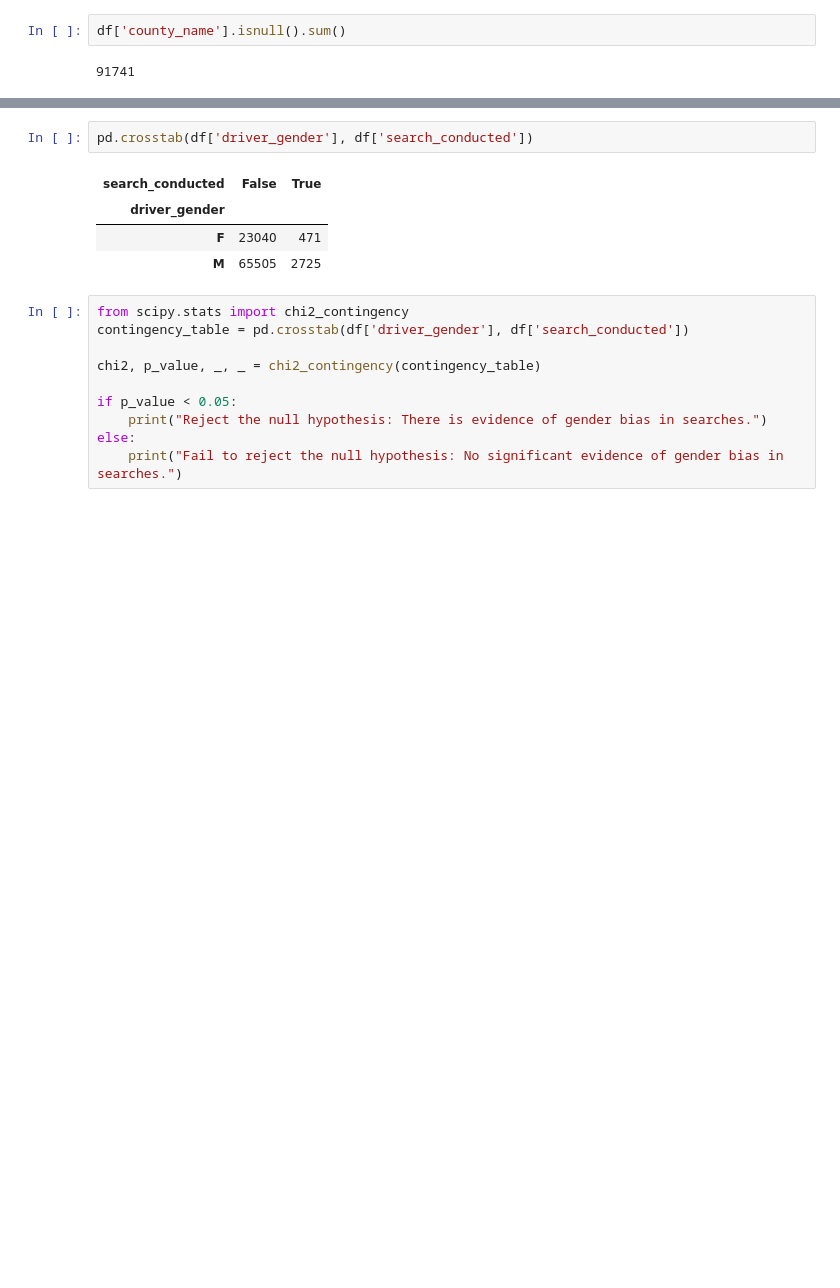
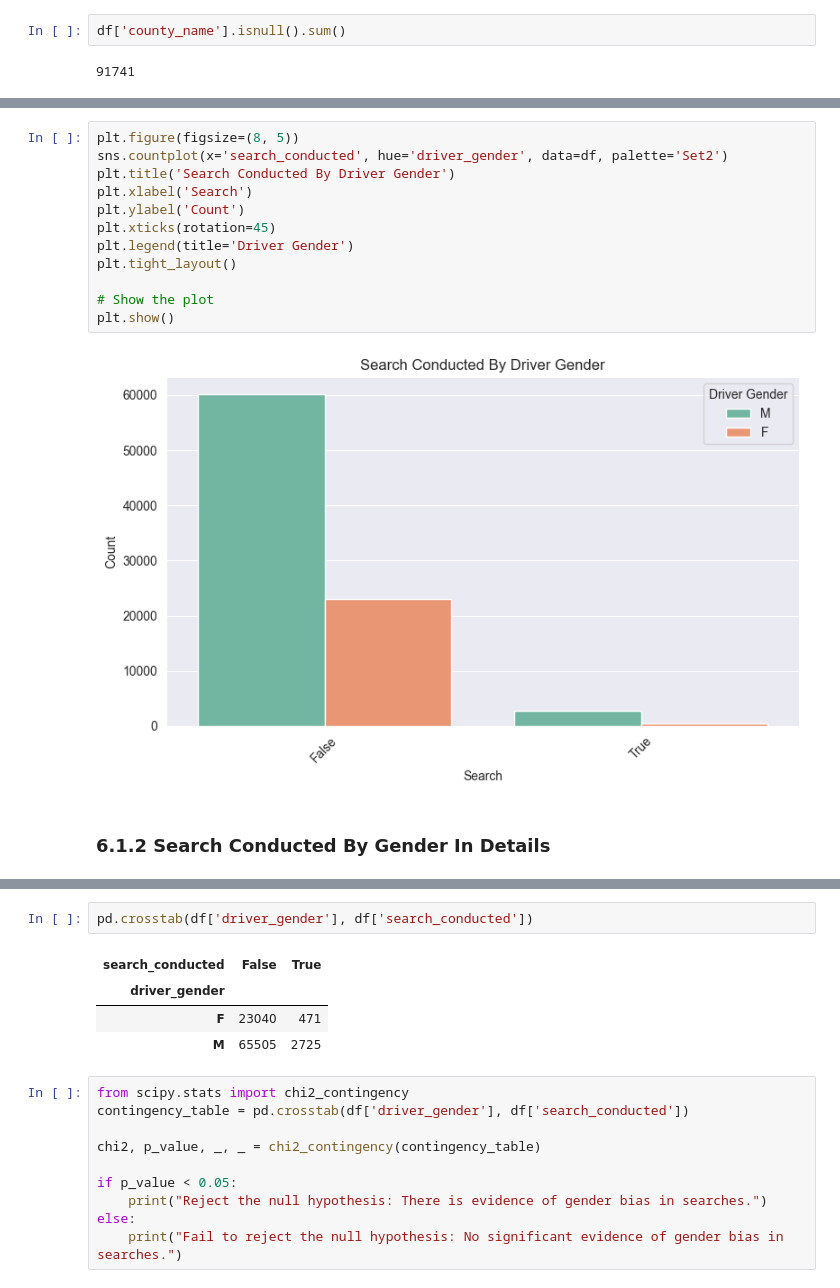
Before and after one commit to mohammadreza-mohammadi94/DataAnalysis-And-MachineLearning, a Jupyter notebook: Police/Police-Dataset.ipynb, the cells around one changed output, grey strips where cells are left out. Cells and saved outputs as stored; diff of their text form; blank space fills up the shorter version.

```diff
--- a/Police/Police-Dataset.ipynb
+++ b/Police/Police-Dataset.ipynb
@@ -496,0 +495,16 @@ plt.show()
+# %%
+plt.figure(figsize=(8, 5))
+sns.countplot(x='search_conducted', hue='driver_gender', data=df, palette='Set2')
+plt.title('Search Conducted By Driver Gender')
+plt.xlabel('Search')
+plt.ylabel('Count')
+plt.xticks(rotation=45)
+plt.legend(title='Driver Gender')
+plt.tight_layout()
+
+# Show the plot
+plt.show()
+# %% [output]
+[figure, added]
+# %% [markdown]
+### 6.1.2 Search Conducted By Gender In Details <a id=6.1.2></a>
```
Also changed, not shown: parts of 168 cells of this notebook.
